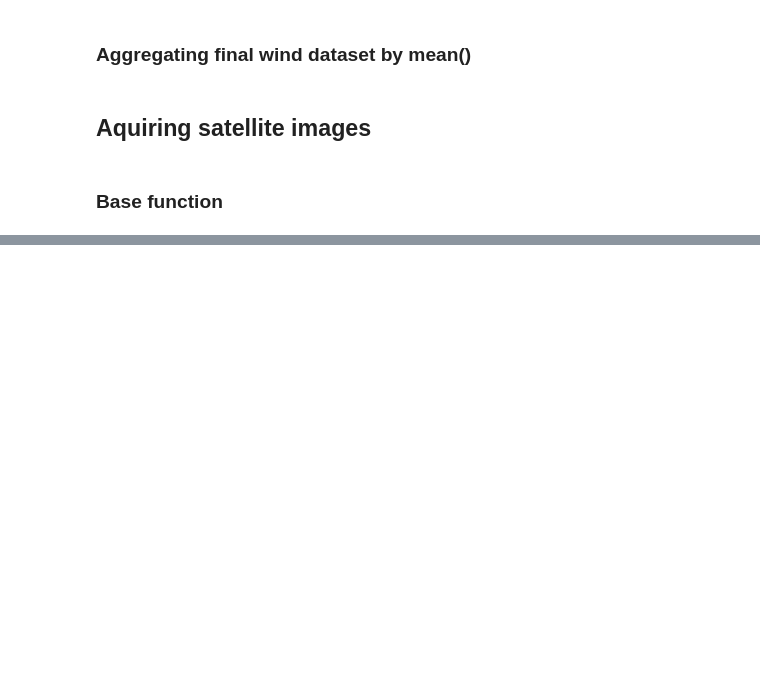
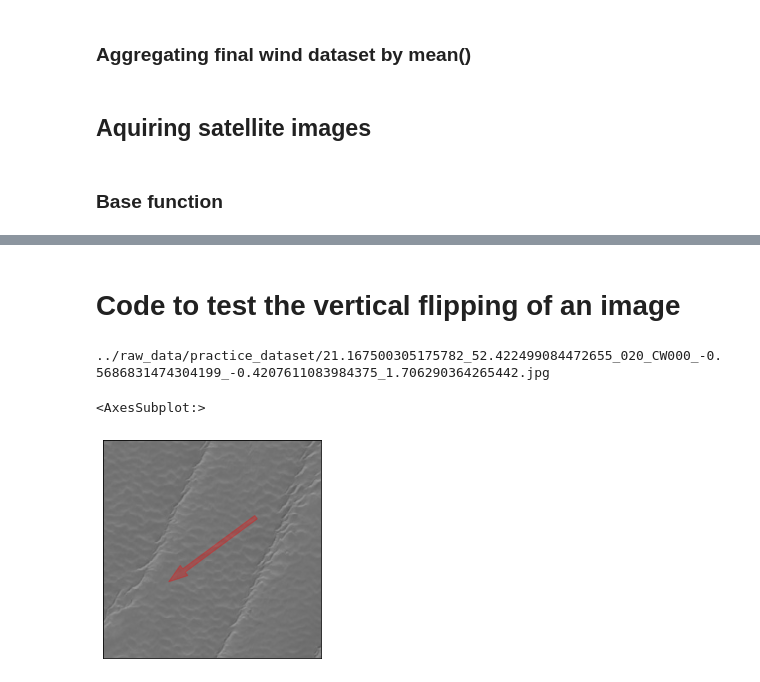
Before and after one commit to cedricmjohn/marswinds, a Jupyter notebook: notebooks/cedric_practice_dataset_generator.ipynb, the cells around one changed output, grey strips where cells are left out. Drawn from its saved outputs; the diff is of its cells as text; code cells hidden in the pictures; blank space fills up the shorter version.

Commit message:
changed code to do a flip to clean images

```diff
--- a/notebooks/cedric_practice_dataset_generator.ipynb
+++ b/notebooks/cedric_practice_dataset_generator.ipynb
@@ -528,0 +509,13 @@ True
+# %% [markdown]
+# Code to test the vertical flipping of an image
+# %%
+import cv2
+import matplotlib.pyplot as plt
+import math
+from marswinds.utils import radian_to_degree, degree_to_radian, encode_angle, decode_angle
+import numpy as np
+
+
+image_name = '21.167500305175782_52.422499084472655_020_CW000_-0.5686831474304199_-0.4207611083984375_1.706290364265442.jpg'
+folder_name = '../raw_data/practice_dataset'
+path =f'{folder_name}/{image_name}'
@@ -528,0 +601,7 @@ True
+# %%
+#im = cv2.imread(path)
+plot_image(folder_name=folder_name,image_name=image_name)
+# %% [output]
+../raw_data/practice_dataset/21.167500305175782_52.422499084472655_020_CW000_-0.5686831474304199_-0.4207611083984375_1.706290364265442.jpg
+<AxesSubplot:>
+[figure, added]
```
Also changed, not shown: parts of 10 cells of this notebook, 3 other files.
